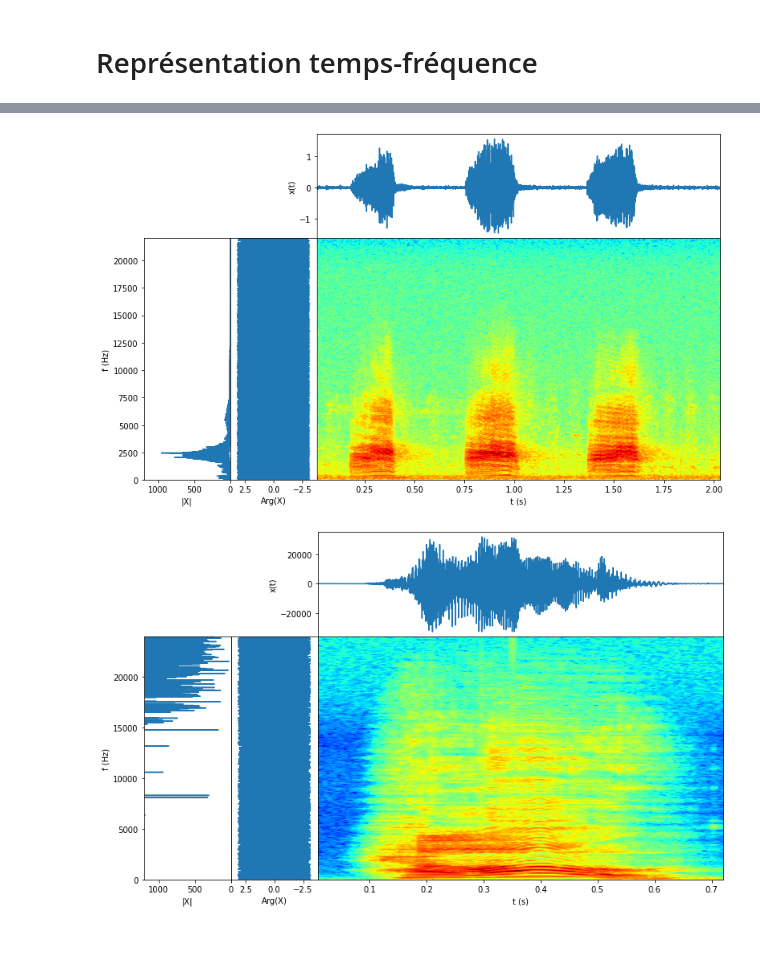
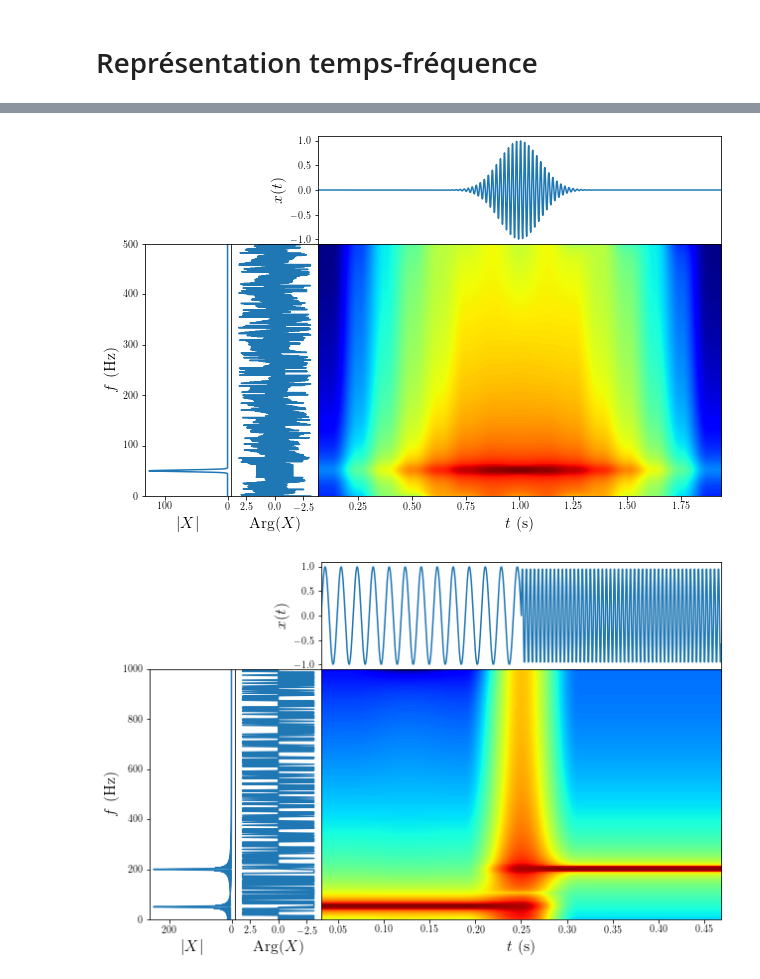
Before and after one commit to vincmazet/signal1, a Jupyter notebook: _sources/temps-frequence.ipynb, the cells around one changed output, grey strips where cells are left out. Saved outputs shown, nothing was run; the diff lists cells and outputs as text; code cells hidden in the pictures; blank space fills up the shorter version.

```diff
--- a/_sources/temps-frequence.ipynb
+++ b/_sources/temps-frequence.ipynb
@@ -5,6 +5,9 @@ from myst_nb import glue
 import numpy as np
 import matplotlib.pyplot as plt
 import scipy.fft as fft
+
+plt.rc('text', usetex=True)
+plt.rc('font', family='serif')
 # %% [markdown]
 Les transformations de Fourier font ressortir le contenu fréquentiel
 mais elles ne permettent pas facilement de localiser temporellement certains évènements qui surviennent dans le signal,
@@ -70,8 +109,7 @@ glue("G:temps-frequence:deux-sinus", fig, display=False)
 from scipy.io import wavfile
 from IPython.display import Audio, Markdown, display
 
-
-def tfplot(x, fe):
+def tfplot(x, fe, name):
 
     N = len(x)
     n = np.arange(N)
@@ -84,21 +122,21 @@ def tfplot(x, fe):
     X = fft.fftshift(fft.fft(x))
     X = X[int(N/2):]
 
-    fig = plt.figure(figsize=(10,6))
+    fig = plt.figure(figsize=(8,5))
 
     ax1 = plt.subplot(2,3,3)
     ax1.set_position([0.3, 0.7, 0.7, 0.3])
     plt.plot(t, x)
     plt.xlim([t[0], t[-1]])
-    plt.ylabel("x(t)")
+    plt.ylabel("$x(t)$", fontsize=16)
 
     ax2 = plt.subplot(2,3,4)
     ax2.set_position([0, 0, 0.15, 0.7])
     plt.plot(np.abs(X), f)
     plt.ylim([0, fe/2])
-    ax2.set_xlim(1.2e3, 0)
-    plt.xlabel("|X|")
-    plt.ylabel("f (Hz)")
+    ax2.set_xlim(ax2.get_xlim()[::-1])#1.2e3, 0)
+    plt.xlabel("$|X|$", fontsize=16)
+    plt.ylabel("$f$ (Hz)", fontsize=16)
 
     ax3 = plt.subplot(2,3,5)
     ax3.set_position([0.15, 0, 0.15, 0.7])
@@ -106,21 +144,52 @@ def tfplot(x, fe):
     plt.ylim([0, fe/2])
     plt.yticks([])
     ax3.set_xlim(np.pi*1.2, -np.pi*1.2)
-    plt.xlabel("Arg(X)")
+    plt.xlabel("$\mathrm{Arg}(X)$", fontsize=16)
 
     ax4 = plt.subplot(2,3,6)
     ax4.set_position([0.3, 0, 0.7, 0.7])
-    Pxx, freqs, bins, im = plt.specgram(x, NFFT=1000, Fs=fe, noverlap=900, cmap="jet")
+    Pxx, freqs, bins, im = plt.specgram(x, NFFT=250, Fs=fe, noverlap=125, cmap="jet")
     plt.yticks([])
-    plt.xlabel("t (s)")
+    plt.xlabel("$t$ (s)", fontsize=16)
 
-    plt.show()
+    glue("G:temps-frequence:" + name, fig, display=False)
 
+
+N = 2000
+n = np.arange(N)
+fe = 1e3
+Te = 1/fe
+t = n*Te;
+
+# Gaussienne
+x = np.exp(-(n-N/2)**2/2/10000) * np.sin(2*np.pi*50*t)
+tfplot(x, fe, "gaussienne")
+
+# Sinus 50-200
+fe = 2e3
+x = signals[0]
+tfplot(x, fe, "sin50200")
+
+# Sinus 200-50
+fe = 2e3
+x = signals[1]
+tfplot(x, fe, "sin20050")
+
+# Chirp
+f0 = 0
+f1 = 100
+k = (f1-f0)/t[-1]
+x = np.sin( 2*np.pi*f0*t + 2*np.pi*k*t**2 )
+tfplot(x, fe, "chirp")
+
+# Signal audio "duck"
 fe, x = wavfile.read("_static/files/duck.wav")
 x = x/20000
 x = x[10000:100000,1]
-tfplot(x, fe)
+tfplot(x, fe, "duck")
 
+# Signal audio "hello"
 fe, x = wavfile.read("_static/files/hello.wav")
-tfplot(x, fe)
+x = x/20000
+tfplot(x, fe, "hello")
 # %% [output]
@@ -127,2 +202,2 @@ tfplot(x, fe)
-[figure, old version]
+[figure, new version]
-[figure, old version]
+[figure, new version]
```
Also changed, not shown: parts of 5 cells of this notebook, 42 other files.
